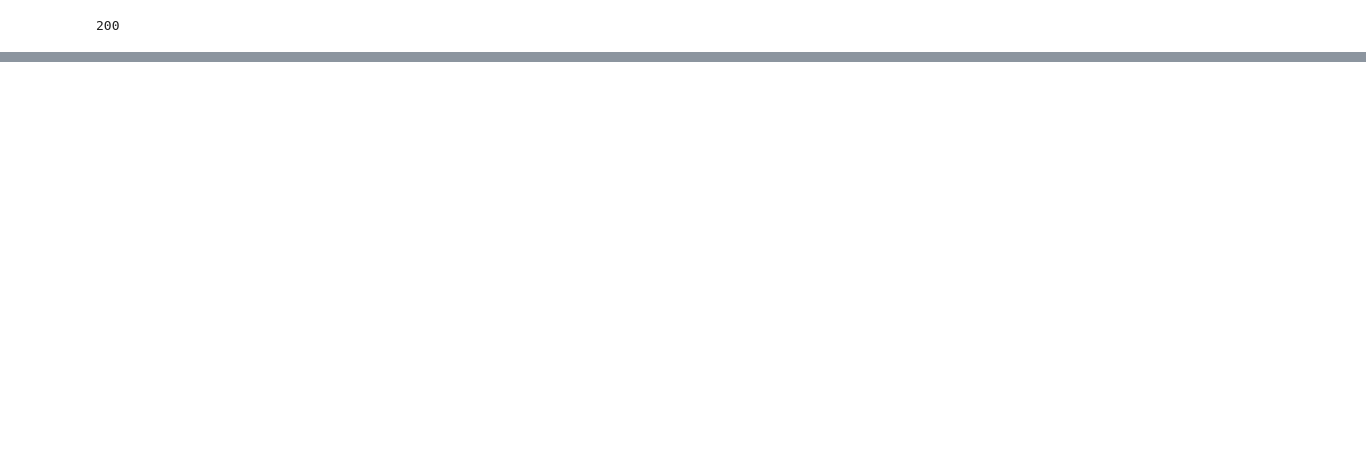
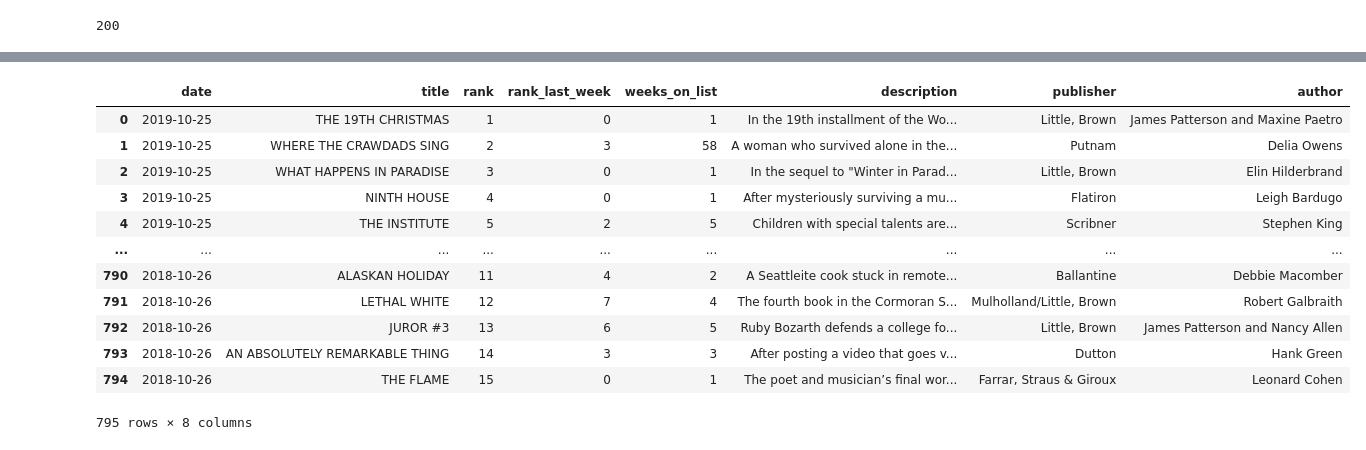
Before and after one commit to nichung/cuny_msds, a Jupyter notebook: data_607/week_09/msds607_wk9.ipynb, the cells around one changed output, grey strips where cells are left out. Drawn from its saved outputs; the diff is of its cells as text; code cells hidden in the pictures; blank space fills up the shorter version.

```diff
--- a/data_607/week_09/msds607_wk9.ipynb
+++ b/data_607/week_09/msds607_wk9.ipynb
@@ -103,0 +110,17 @@ books_df
+# %%
+books_df = pd.read_csv("books.csv", index_col = 0)
+books_df
+# %% [output]
+|  | date | title | rank | rank_last_week | weeks_on_list | description | publisher | author |
+| 0 | 2019-10-25 | THE 19TH CHRISTMAS | 1 | 0 | 1 | In the 19th installment of the Wo... | Little, Brown | James Patterson and Maxine Paetro |
+| 1 | 2019-10-25 | WHERE THE CRAWDADS SING | 2 | 3 | 58 | A woman who survived alone in the... | Putnam | Delia Owens |
+| 2 | 2019-10-25 | WHAT HAPPENS IN PARADISE | 3 | 0 | 1 | In the sequel to "Winter in Parad... | Little, Brown | Elin Hilderbrand |
+| 3 | 2019-10-25 | NINTH HOUSE | 4 | 0 | 1 | After mysteriously surviving a mu... | Flatiron | Leigh Bardugo |
+| 4 | 2019-10-25 | THE INSTITUTE | 5 | 2 | 5 | Children with special talents are... | Scribner | Stephen King |
+| ... | ... | ... | ... | ... | ... | ... | ... | ... |
+| 790 | 2018-10-26 | ALASKAN HOLIDAY | 11 | 4 | 2 | A Seattleite cook stuck in remote... | Ballantine | Debbie Macomber |
+| 791 | 2018-10-26 | LETHAL WHITE | 12 | 7 | 4 | The fourth book in the Cormoran S... | Mulholland/Little, Brown | Robert Galbraith |
+| 792 | 2018-10-26 | JUROR #3 | 13 | 6 | 5 | Ruby Bozarth defends a college fo... | Little, Brown | James Patterson and Nancy Allen |
+| 793 | 2018-10-26 | AN ABSOLUTELY REMARKABLE THING | 14 | 3 | 3 | After posting a video that goes v... | Dutton | Hank Green |
+| 794 | 2018-10-26 | THE FLAME | 15 | 0 | 1 | The poet and musician’s final wor... | Farrar, Straus & Giroux | Leonard Cohen |
+795 rows × 8 columns
```
Also changed, not shown: parts of 8 cells of this notebook, 1 other file.
